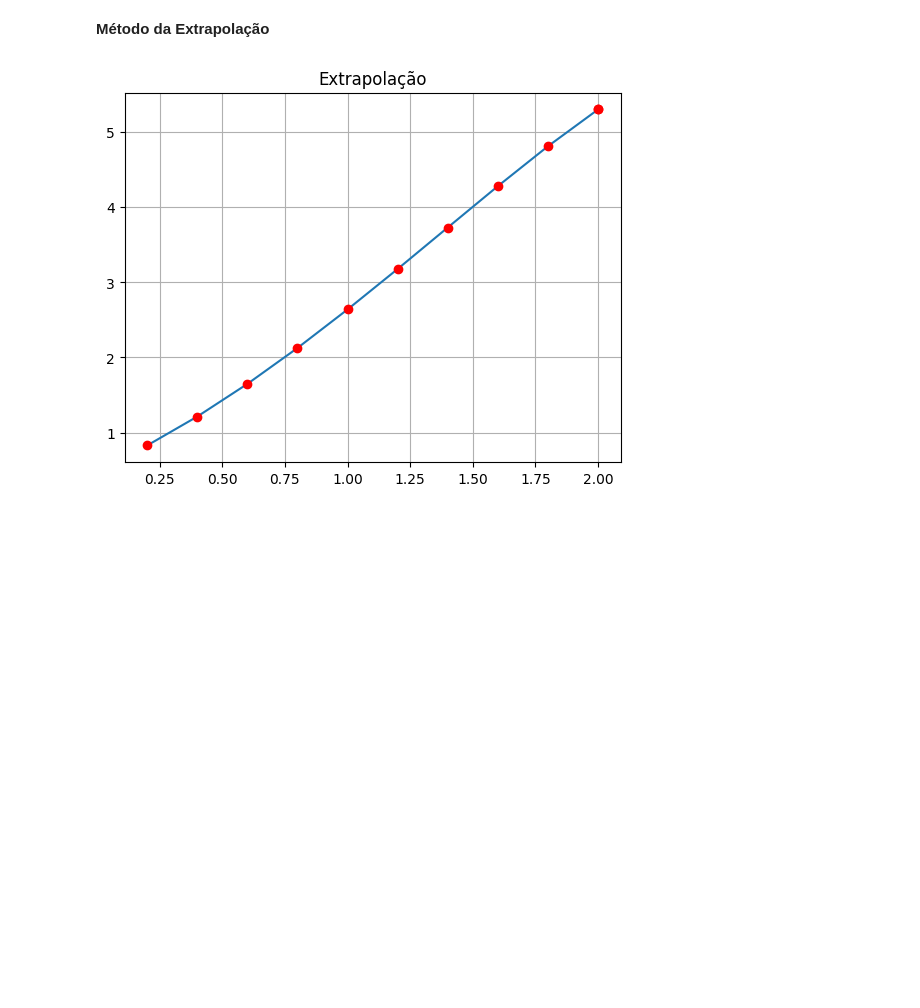
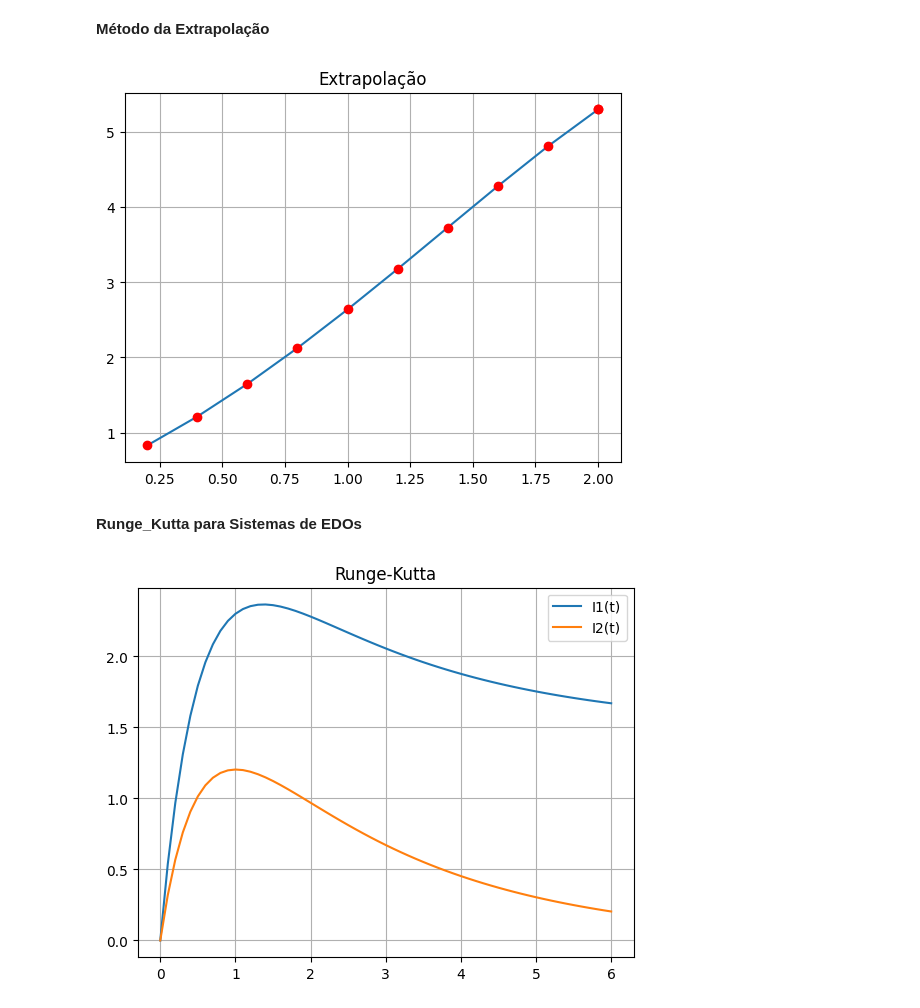
Before and after one commit to JonathanWNogueira/burden_numerical_analysis, a Jupyter notebook: 5.ipynb, the cells around one changed output. Cells and saved outputs as stored; diff of their text form; code cells hidden in the pictures; blank space fills up the shorter version.

```diff
--- a/5.ipynb
+++ b/5.ipynb
@@ -395,13 +395,12 @@ def extrapolation(f, a, b, y0, hmax, hmin, e = 1e-5):
                 h = b - TO  # Ajuste final de h se necessário
 
     # Retorna os valores finais e as listas
-    return T_values, W_values, h_values
+    return T_values, W_values
 
-hmax = 0.2
 hmin = 0.01
 
-# Chamando a função de extrapolação
-t, w, h = extrapolation(dy, a, b, y0, hmax, hmin)
+t, w = extrapolation(dy, a, b, y0, h, hmin)
+
 plt.plot(t, w)
 plt.plot(t, w,'ro')
 plt.title("Extrapolação")
@@ -409,3 +408,48 @@ plt.grid()
 plt.show()
 # %% [output]
 [figure]
+# %% [markdown]
+**Runge_Kutta para Sistemas de EDOs**
+# %%
+def runge_kutta_system(F, a, b, I0, h):
+    t_values = [a]
+    I_values = [I0]
+
+    t = a
+    I = np.array(I0)
+
+    while t < b:
+        if t + h > b:
+            h = b - t
+
+        I = runge_kutta4(F,a,I,h)
+        t = t + h
+
+        t_values.append(t)
+        I_values.append(I)
+
+    return np.array(t_values), np.array(I_values)
+
+def I(t, i):
+    I1, I2 = i
+    dI1 = -4 * I1 + 3 * I2 + 6
+    dI2 = -2.4 * I1 + 1.6 * I2 + 3.6
+    return np.array([dI1, dI2])
+
+I0 = [0, 0]
+h = 0.1
+b = 6
+
+t, w = runge_kutta_system(I, a, b, I0, h)
+
+I1_values = w[:, 0]
+I2_values = w[:, 1]
+
+plt.plot(t, I1_values, label='I1(t)')
+plt.plot(t, I2_values, label='I2(t)')
+plt.legend()
+plt.title('Runge-Kutta')
+plt.grid()
+plt.show()
+# %% [output]
+[figure, added]
```
